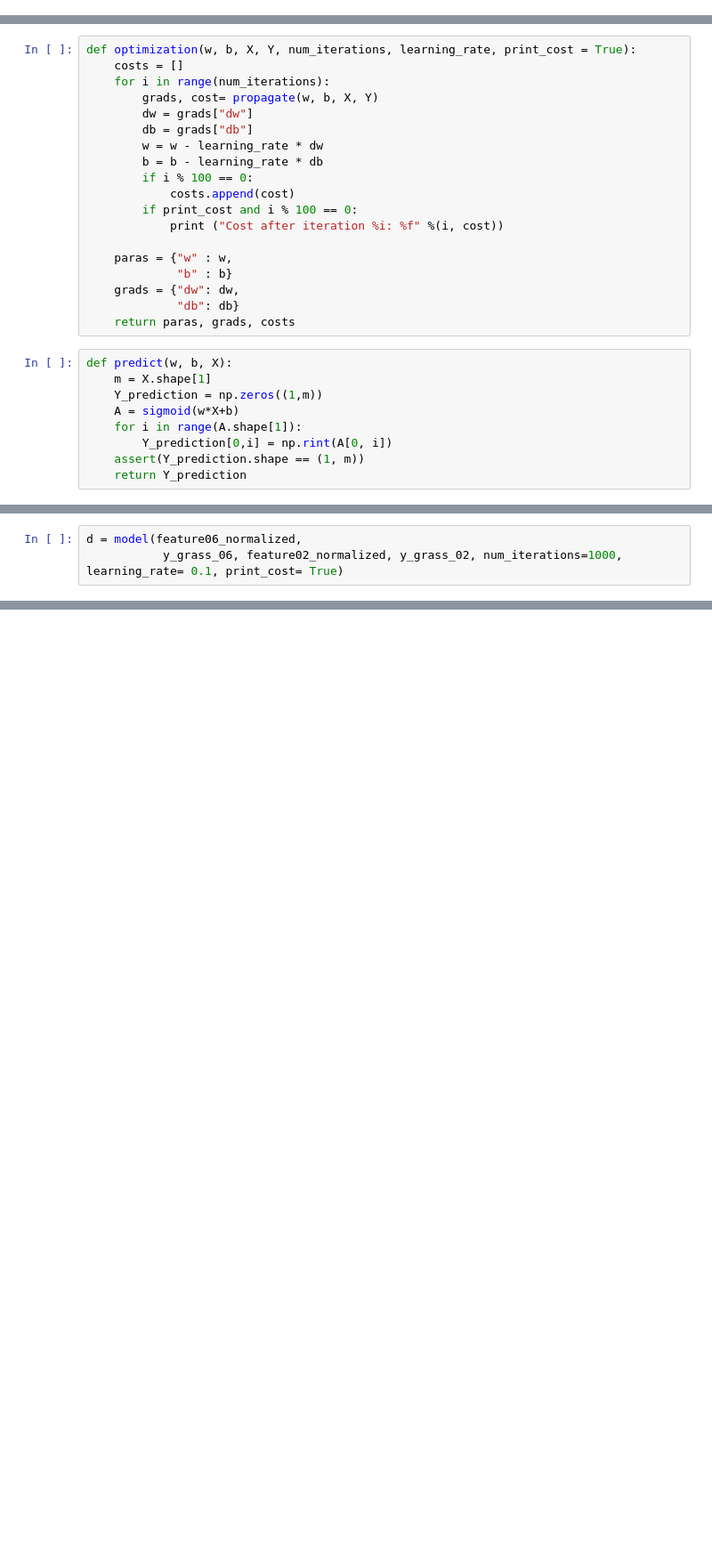
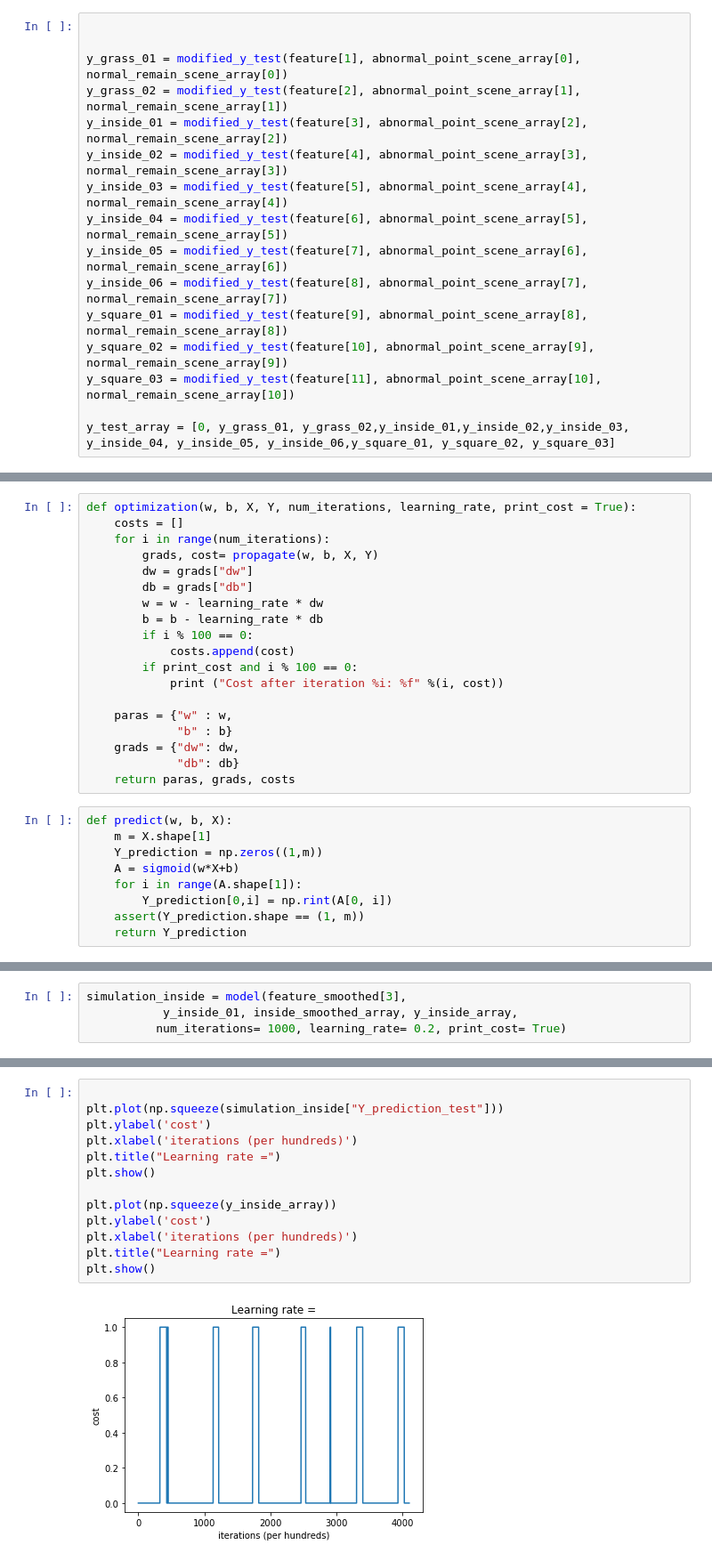
Before and after one commit to patrick0507Joyce/Deeplearning, a Jupyter notebook: Classification.ipynb, the cells around one changed output, grey strips where cells are left out. Shown at 89% size. Drawn from its saved outputs; the diff is of its cells as text; blank space fills up the shorter version.

```diff
--- a/Classification.ipynb
+++ b/Classification.ipynb
@@ -121,0 +167,16 @@ feature06_normalized = feature_normalization(feature06_smoothed)
+# %%
+
+
+y_grass_01 = modified_y_test(feature[1], abnormal_point_scene_array[0], normal_remain_scene_array[0])
+y_grass_02 = modified_y_test(feature[2], abnormal_point_scene_array[1], normal_remain_scene_array[1])
+y_inside_01 = modified_y_test(feature[3], abnormal_point_scene_array[2], normal_remain_scene_array[2])
+y_inside_02 = modified_y_test(feature[4], abnormal_point_scene_array[3], normal_remain_scene_array[3])
+y_inside_03 = modified_y_test(feature[5], abnormal_point_scene_array[4], normal_remain_scene_array[4])
+y_inside_04 = modified_y_test(feature[6], abnormal_point_scene_array[5], normal_remain_scene_array[5])
+y_inside_05 = modified_y_test(feature[7], abnormal_point_scene_array[6], normal_remain_scene_array[6])
+y_inside_06 = modified_y_test(feature[8], abnormal_point_scene_array[7], normal_remain_scene_array[7])
+y_square_01 = modified_y_test(feature[9], abnormal_point_scene_array[8], normal_remain_scene_array[8])
+y_square_02 = modified_y_test(feature[10], abnormal_point_scene_array[9], normal_remain_scene_array[9])
+y_square_03 = modified_y_test(feature[11], abnormal_point_scene_array[10], normal_remain_scene_array[10])
+
+y_test_array = [0, y_grass_01, y_grass_02,y_inside_01,y_inside_02,y_inside_03, y_inside_04, y_inside_05, y_inside_06,y_square_01, y_square_02, y_square_03]
@@ -202,4 +327,5 @@ def model(X_train, Y_train, X_test, Y_test, num_iterations = 2000, learning_rate
 # %%
-d = model(feature06_normalized,
-           y_grass_06, feature02_normalized, y_grass_02, num_iterations=1000, learning_rate= 0.1, print_cost= True)
+simulation_inside = model(feature_smoothed[3],
+           y_inside_01, inside_smoothed_array, y_inside_array,
+          num_iterations= 1000, learning_rate= 0.2, print_cost= True)
 # %% [output]
@@ -222,0 +367,15 @@ invalid value encountered in multiply
+# %%
+
+plt.plot(np.squeeze(simulation_inside["Y_prediction_test"]))
+plt.ylabel('cost')
+plt.xlabel('iterations (per hundreds)')
+plt.title("Learning rate =")
+plt.show()
+
+plt.plot(np.squeeze(y_inside_array))
+plt.ylabel('cost')
+plt.xlabel('iterations (per hundreds)')
+plt.title("Learning rate =")
+plt.show()
+# %% [output]
+[figure, added]
```
Also changed, not shown: parts of 34 cells of this notebook, 2 other files.
